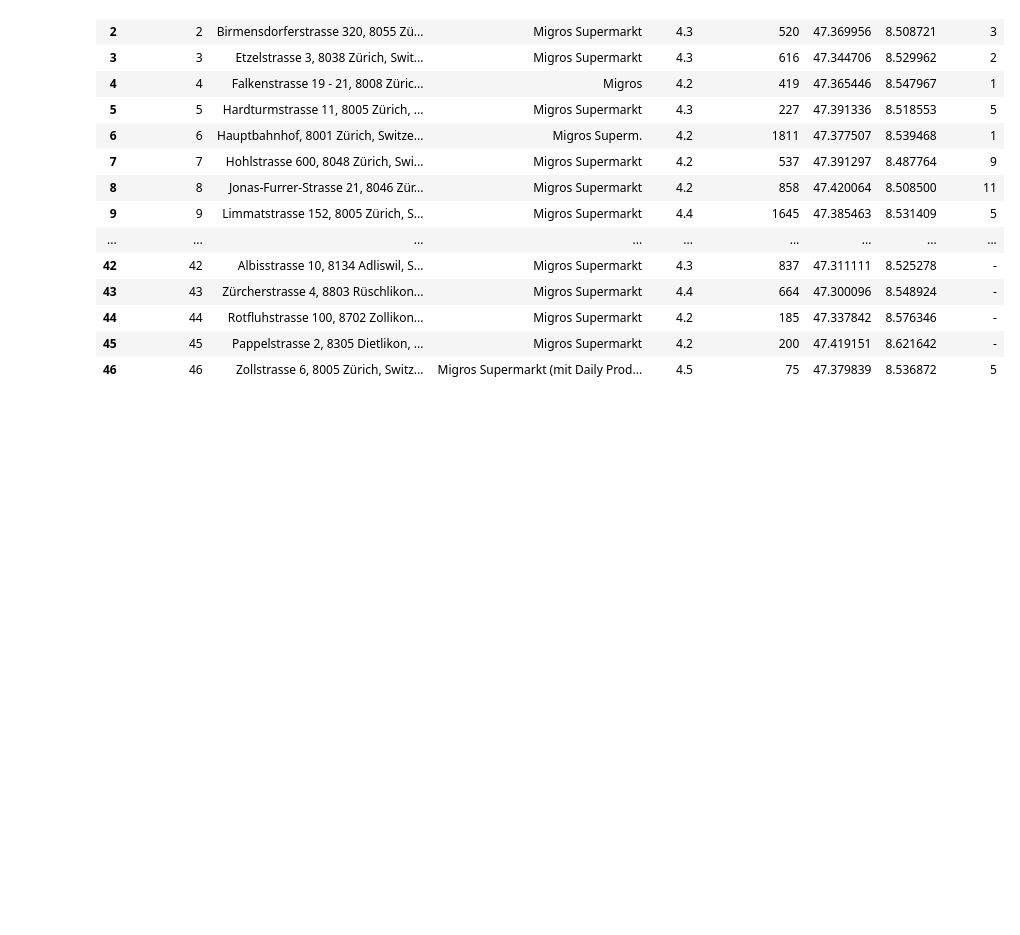
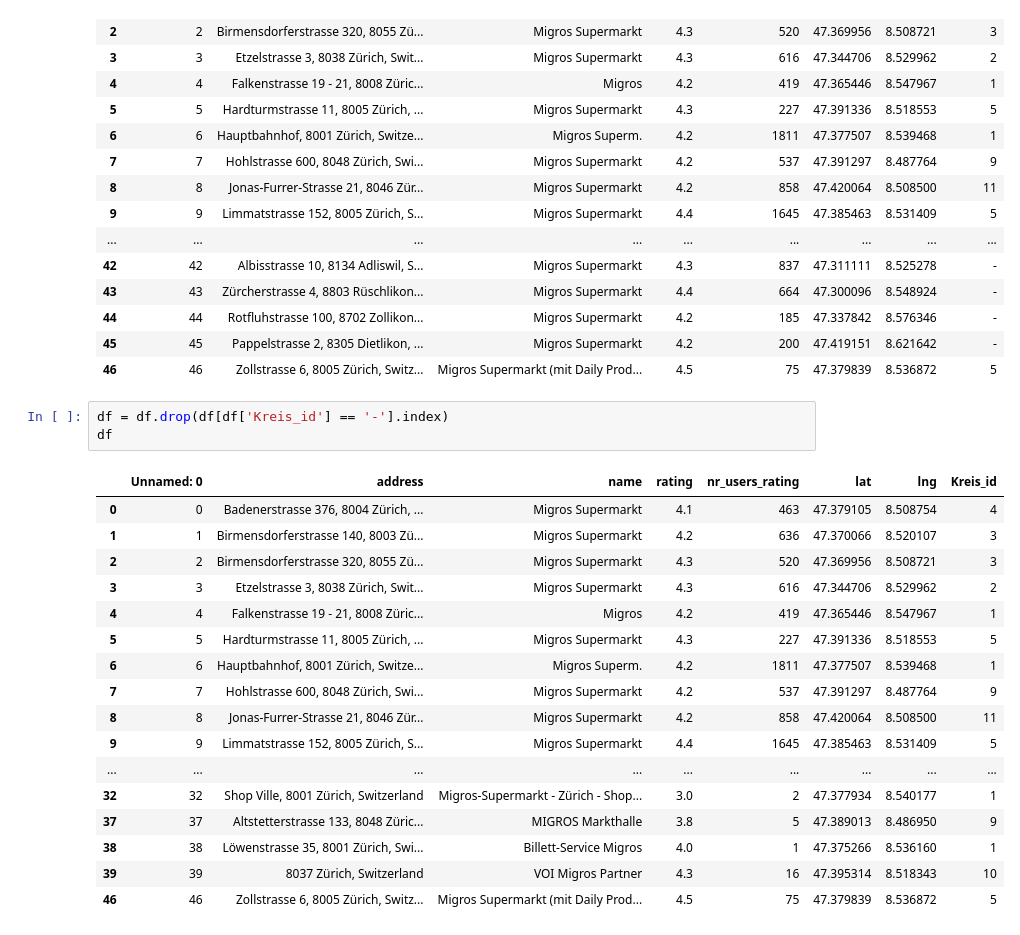
Before and after one commit to jacquesstimolo/Group_Project_SIT, a Jupyter notebook: Jacques/data_stores/Plot_point_on_Map.ipynb, the cells around one changed output. Cells and saved outputs as stored; diff of their text form; blank space fills up the shorter version.

```diff
--- a/Jacques/data_stores/Plot_point_on_Map.ipynb
+++ b/Jacques/data_stores/Plot_point_on_Map.ipynb
@@ -102,3 +102,24 @@ df
 | 44 | 44 | Rotfluhstrasse 100, 8702 Zollikon... | Migros Supermarkt | 4.2 | 185 | 47.337842 | 8.576346 | - |
 | 45 | 45 | Pappelstrasse 2, 8305 Dietlikon, ... | Migros Supermarkt | 4.2 | 200 | 47.419151 | 8.621642 | - |
 | 46 | 46 | Zollstrasse 6, 8005 Zürich, Switz... | Migros Supermarkt (mit Daily Prod... | 4.5 | 75 | 47.379839 | 8.536872 | 5 |
+# %%
+df = df.drop(df[df['Kreis_id'] == '-'].index)
+df
+# %% [output]
+|  | Unnamed: 0 | address | name | rating | nr_users_rating | lat | lng | Kreis_id |
+| 0 | 0 | Badenerstrasse 376, 8004 Zürich, ... | Migros Supermarkt | 4.1 | 463 | 47.379105 | 8.508754 | 4 |
+| 1 | 1 | Birmensdorferstrasse 140, 8003 Zü... | Migros Supermarkt | 4.2 | 636 | 47.370066 | 8.520107 | 3 |
+| 2 | 2 | Birmensdorferstrasse 320, 8055 Zü... | Migros Supermarkt | 4.3 | 520 | 47.369956 | 8.508721 | 3 |
+| 3 | 3 | Etzelstrasse 3, 8038 Zürich, Swit... | Migros Supermarkt | 4.3 | 616 | 47.344706 | 8.529962 | 2 |
+| 4 | 4 | Falkenstrasse 19 - 21, 8008 Züric... | Migros | 4.2 | 419 | 47.365446 | 8.547967 | 1 |
+| 5 | 5 | Hardturmstrasse 11, 8005 Zürich, ... | Migros Supermarkt | 4.3 | 227 | 47.391336 | 8.518553 | 5 |
+| 6 | 6 | Hauptbahnhof, 8001 Zürich, Switze... | Migros Superm. | 4.2 | 1811 | 47.377507 | 8.539468 | 1 |
+| 7 | 7 | Hohlstrasse 600, 8048 Zürich, Swi... | Migros Supermarkt | 4.2 | 537 | 47.391297 | 8.487764 | 9 |
+| 8 | 8 | Jonas-Furrer-Strasse 21, 8046 Zür... | Migros Supermarkt | 4.2 | 858 | 47.420064 | 8.508500 | 11 |
+| 9 | 9 | Limmatstrasse 152, 8005 Zürich, S... | Migros Supermarkt | 4.4 | 1645 | 47.385463 | 8.531409 | 5 |
+| ... | ... | ... | ... | ... | ... | ... | ... | ... |
+| 32 | 32 | Shop Ville, 8001 Zürich, Switzerland | Migros-Supermarkt - Zürich - Shop... | 3.0 | 2 | 47.377934 | 8.540177 | 1 |
+| 37 | 37 | Altstetterstrasse 133, 8048 Züric... | MIGROS Markthalle | 3.8 | 5 | 47.389013 | 8.486950 | 9 |
+| 38 | 38 | Löwenstrasse 35, 8001 Zürich, Swi... | Billett-Service Migros | 4.0 | 1 | 47.375266 | 8.536160 | 1 |
+| 39 | 39 | 8037 Zürich, Switzerland | VOI Migros Partner | 4.3 | 16 | 47.395314 | 8.518343 | 10 |
+| 46 | 46 | Zollstrasse 6, 8005 Zürich, Switz... | Migros Supermarkt (mit Daily Prod... | 4.5 | 75 | 47.379839 | 8.536872 | 5 |
```
Also changed, not shown: parts of 4 cells of this notebook, 1 other file.
